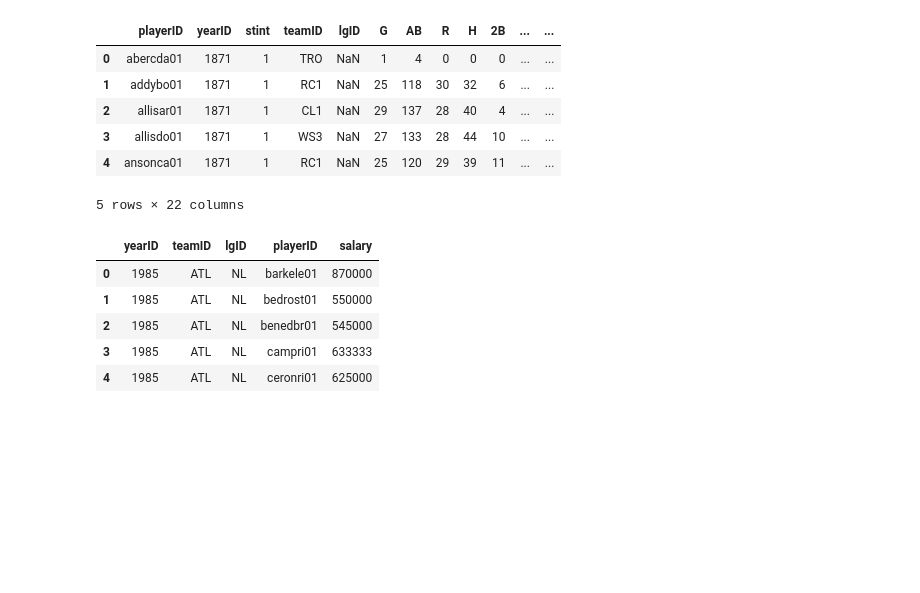
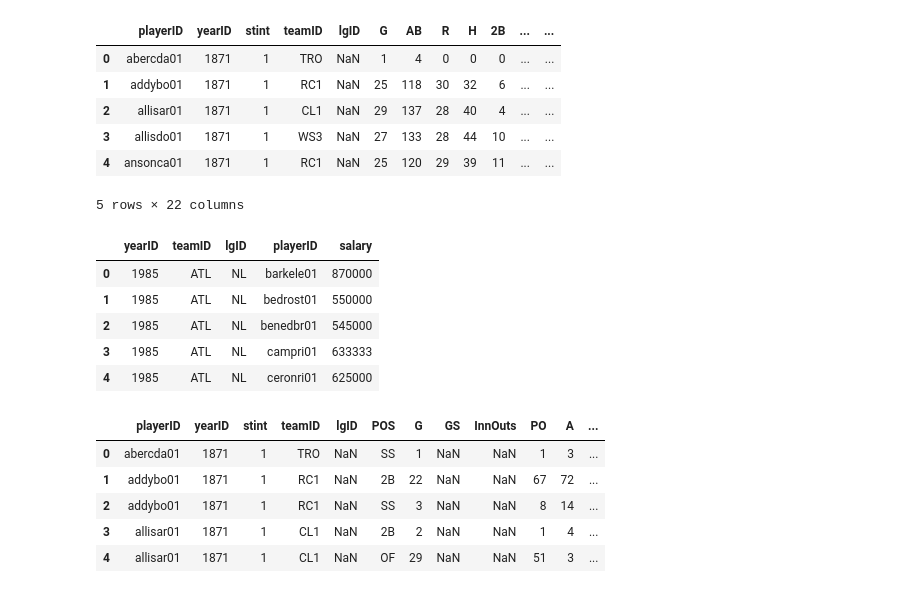
Before and after one commit to njberejan/moneyball, a Jupyter notebook: moneyball.ipynb, the cells around one changed output. Cells and saved outputs as stored; diff of their text form; code cells hidden in the pictures; blank space fills up the shorter version.

```diff
--- a/moneyball.ipynb
+++ b/moneyball.ipynb
@@ -31 +33,10 @@ salary_data.head()
+# %%
+fielding_data.head()
+# %% [output]
+|  | playerID | yearID | stint | teamID | lgID | POS | G | GS | InnOuts | PO | A | ... |
+| 0 | abercda01 | 1871 | 1 | TRO | NaN | SS | 1 | NaN | NaN | 1 | 3 | ... |
+| 1 | addybo01 | 1871 | 1 | RC1 | NaN | 2B | 22 | NaN | NaN | 67 | 72 | ... |
+| 2 | addybo01 | 1871 | 1 | RC1 | NaN | SS | 3 | NaN | NaN | 8 | 14 | ... |
+| 3 | allisar01 | 1871 | 1 | CL1 | NaN | 2B | 2 | NaN | NaN | 1 | 4 | ... |
+| 4 | allisar01 | 1871 | 1 | CL1 | NaN | OF | 29 | NaN | NaN | 51 | 3 | ... |
 # %%
```
Also changed, not shown: parts of 33 cells of this notebook.
